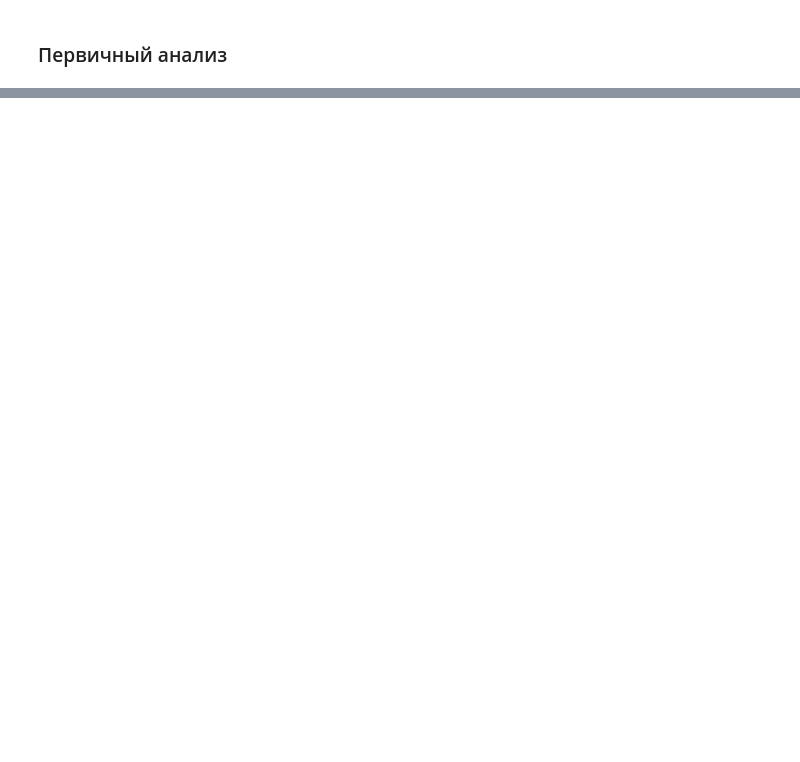
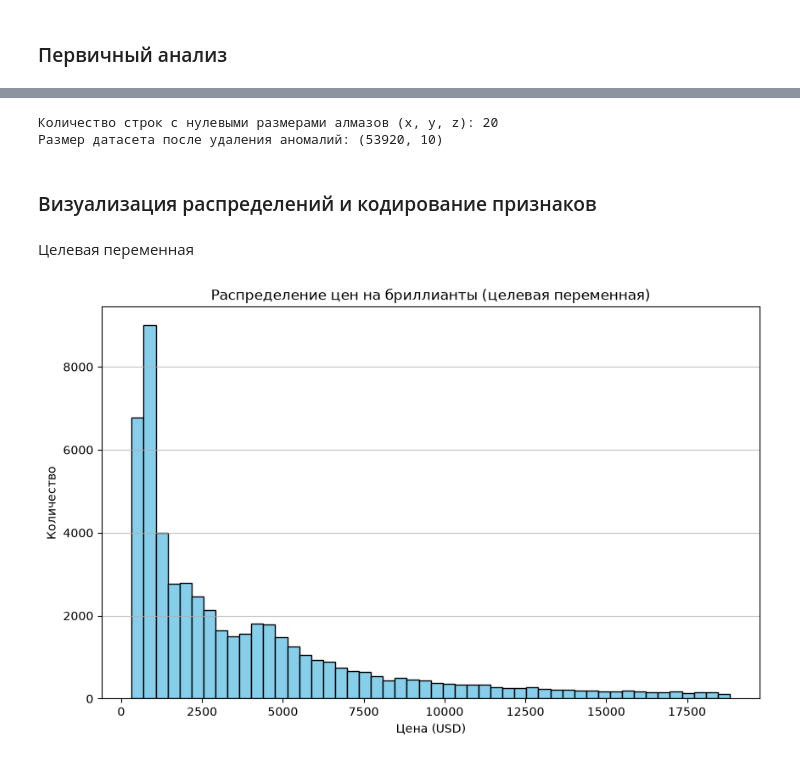
Before and after one commit to violllin/lab1_regression, a Jupyter notebook: lab1.ipynb, the cells around one changed output, grey strips where cells are left out. Drawn from its saved outputs; the diff is of its cells as text; code cells hidden in the pictures; blank space fills up the shorter version.

```diff
--- a/lab1.ipynb
+++ b/lab1.ipynb
@@ -69,0 +62,24 @@ None
+# %%
+zero_dimensions = df[(df['x'] == 0) | (df['y'] == 0) | (df['z'] == 0)]
+print(f"\nКоличество строк с нулевыми размерами алмазов (x, y, z): {len(zero_dimensions)}")
+
+df = df[(df['x'] > 0) & (df['y'] > 0) & (df['z'] > 0)]
+print(f"Размер датасета после удаления аномалий: {df.shape}")
+# %% [output]
+Количество строк с нулевыми размерами алмазов (x, y, z): 20
+Размер датасета после удаления аномалий: (53920, 10)
+# %% [markdown]
+### Визуализация распределений и кодирование признаков
+# %% [markdown]
+Целевая переменная
+# %%
+plt.figure(figsize=(10, 6))
+
+plt.hist(df['price'], bins=50, color='skyblue', edgecolor='black')
+plt.title('Распределение цен на бриллианты (целевая переменная)')
+plt.xlabel('Цена (USD)')
+plt.ylabel('Количество')
+plt.grid(axis='y', alpha=0.75)
+plt.show()
+# %% [output]
+[figure, added]
```
Also changed, not shown: parts of 11 cells of this notebook.
